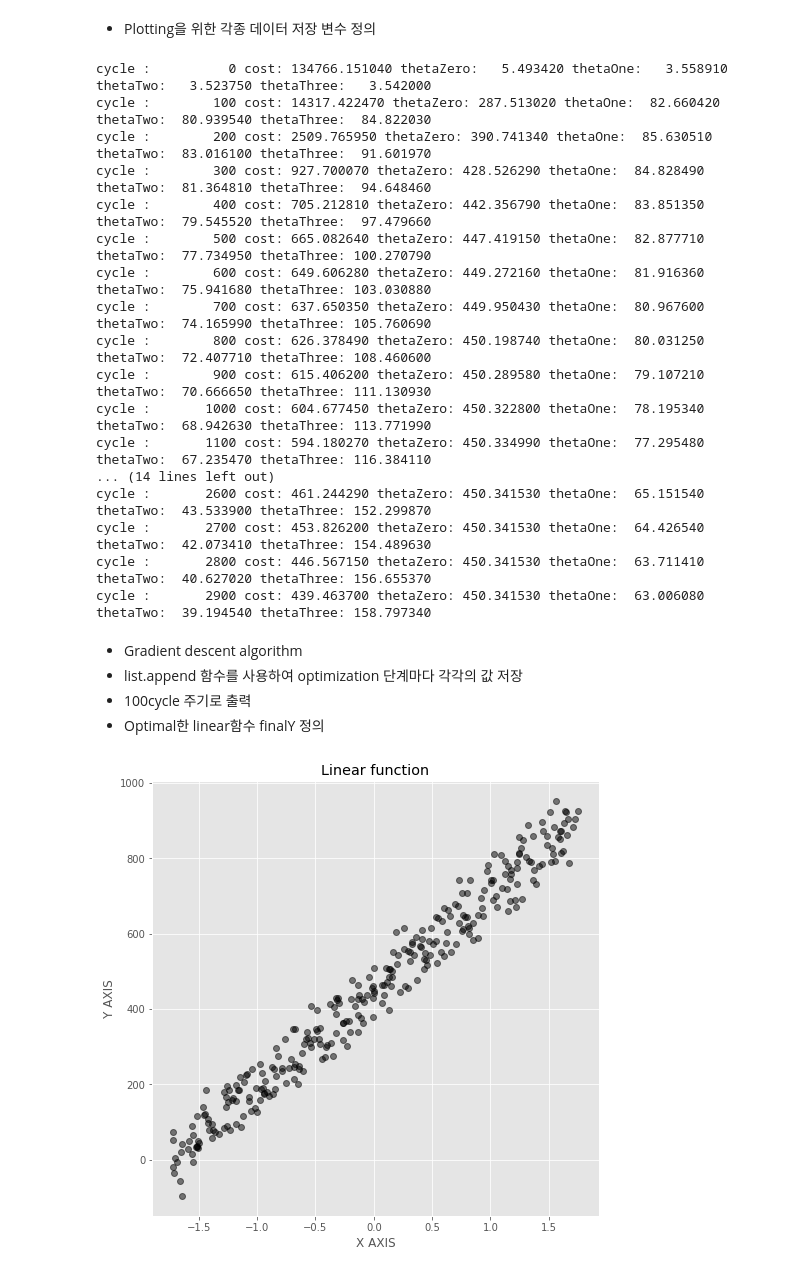
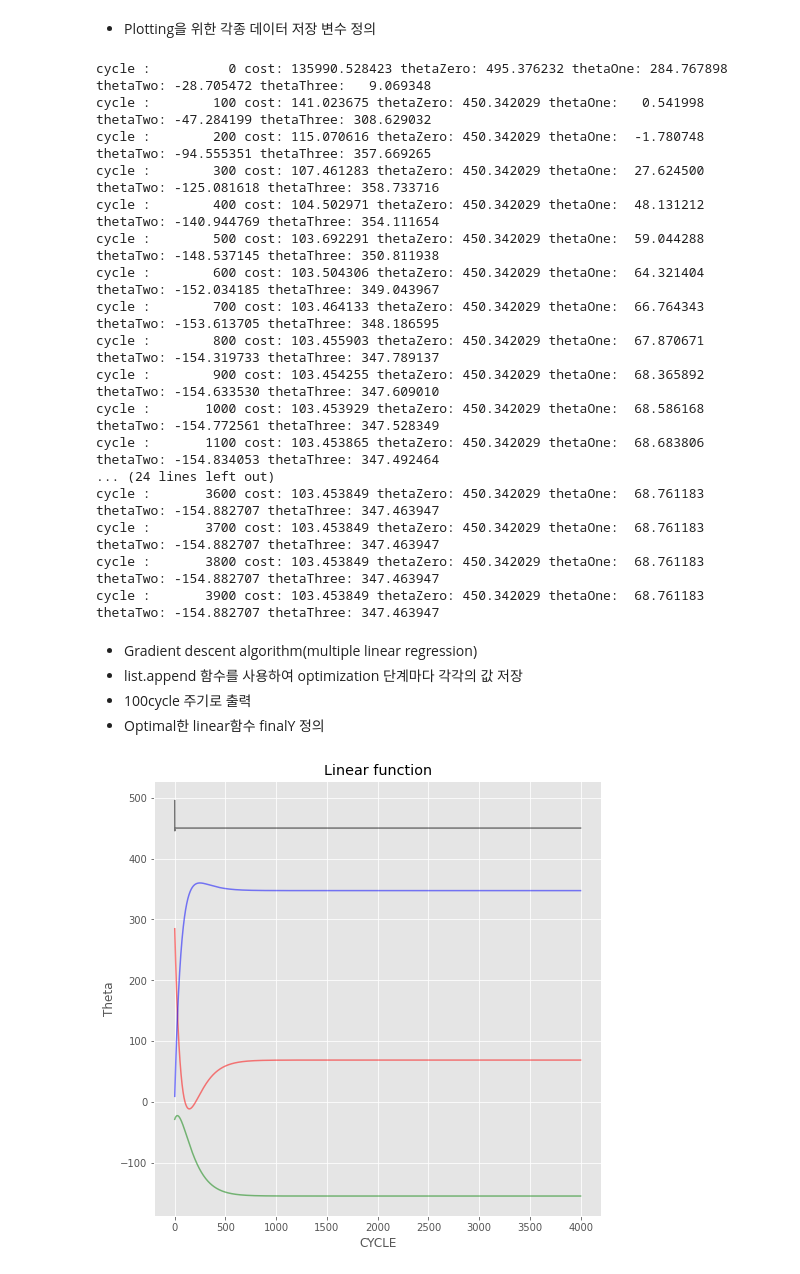
Before and after one commit to YangTaeSung/CAU-MachineLearning, a Jupyter notebook: assignment04.ipynb, the cells around one changed output. Cells and saved outputs as stored; diff of their text form; code cells hidden in the pictures.

Commit message:
Plotting the estimated parameters

```diff
--- a/assignment04.ipynb
+++ b/assignment04.ipynb
@@ -160,8 +160,8 @@ thetaOne = 0.0
 thetaTwo = 0.0
 thetaThree = 0.0
 
-cycle = 3000
-learningLate = 0.01
+cycle = 4000
+learningLate = 1.1
 # %% [markdown]
 * 세타값 초기화(learning 시작점)
 * Optimization cycle과 learning late 설정
@@ -183,12 +183,12 @@ print(noiseNum)
 for i in range(cycle):
 
   f = thetaZero + thetaOne * x + thetaTwo * y + thetaThree * z
-  j = np.round((np.sum((f - h) ** 2) / (2 * noiseNum)),5)
+  j = np.sum((f - h) ** 2) / (2 * noiseNum)
 
-  thetaZero = np.round((thetaZero - learningLate / noiseNum * np.sum((thetaOne*x + thetaTwo*y + thetaThree*z - h + thetaZero))),5)
-  thetaOne = np.round((thetaOne - learningLate / noiseNum * np.sum((thetaOne*x + thetaTwo*y + thetaThree*z - h + thetaZero)*x)),5)
-  thetaTwo = np.round((thetaTwo - learningLate / noiseNum * np.sum((thetaOne*x + thetaTwo*y + thetaThree*z - h + thetaZero)*y)),5)
-  thetaThree = np.round((thetaThree - learningLate / noiseNum * np.sum((thetaOne*x + thetaTwo*y + thetaThree*z - h + thetaZero)*z)),5)
+  thetaZero = thetaZero - learningLate / noiseNum * np.sum((thetaOne*x + thetaTwo*y + thetaThree*z - h + thetaZero))
+  thetaOne = thetaOne - learningLate / noiseNum * np.sum((thetaOne*x + thetaTwo*y + thetaThree*z - h + thetaZero)*x)
+  thetaTwo = thetaTwo - learningLate / noiseNum * np.sum((thetaOne*x + thetaTwo*y + thetaThree*z - h + thetaZero)*y)
+  thetaThree = thetaThree - learningLate / noiseNum * np.sum((thetaOne*x + thetaTwo*y + thetaThree*z - h + thetaZero)*z)
 
   iForGraph.append(i)
 
@@ -202,34 +202,37 @@ for i in range(cycle):
 
 finalY = thetaZero + thetaOne * x + thetaTwo * y + thetaThree * z
 # %% [output]
-cycle :          0 cost: 134766.151040 thetaZero:   5.493420 thetaOne:   3.558910 thetaTwo:   3.523750 thetaThree:   3.542000
-cycle :        100 cost: 14317.422470 thetaZero: 287.513020 thetaOne:  82.660420 thetaTwo:  80.939540 thetaThree:  84.822030
-cycle :        200 cost: 2509.765950 thetaZero: 390.741340 thetaOne:  85.630510 thetaTwo:  83.016100 thetaThree:  91.601970
-cycle :        300 cost: 927.700070 thetaZero: 428.526290 thetaOne:  84.828490 thetaTwo:  81.364810 thetaThree:  94.648460
-cycle :        400 cost: 705.212810 thetaZero: 442.356790 thetaOne:  83.851350 thetaTwo:  79.545520 thetaThree:  97.479660
-cycle :        500 cost: 665.082640 thetaZero: 447.419150 thetaOne:  82.877710 thetaTwo:  77.734950 thetaThree: 100.270790
-cycle :        600 cost: 649.606280 thetaZero: 449.272160 thetaOne:  81.916360 thetaTwo:  75.941680 thetaThree: 103.030880
-cycle :        700 cost: 637.650350 thetaZero: 449.950430 thetaOne:  80.967600 thetaTwo:  74.165990 thetaThree: 105.760690
-cycle :        800 cost: 626.378490 thetaZero: 450.198740 thetaOne:  80.031250 thetaTwo:  72.407710 thetaThree: 108.460600
-cycle :        900 cost: 615.406200 thetaZero: 450.289580 thetaOne:  79.107210 thetaTwo:  70.666650 thetaThree: 111.130930
-cycle :       1000 cost: 604.677450 thetaZero: 450.322800 thetaOne:  78.195340 thetaTwo:  68.942630 thetaThree: 113.771990
-cycle :       1100 cost: 594.180270 thetaZero: 450.334990 thetaOne:  77.295480 thetaTwo:  67.235470 thetaThree: 116.384110
-... (14 lines left out)
-cycle :       2600 cost: 461.244290 thetaZero: 450.341530 thetaOne:  65.151540 thetaTwo:  43.533900 thetaThree: 152.299870
-cycle :       2700 cost: 453.826200 thetaZero: 450.341530 thetaOne:  64.426540 thetaTwo:  42.073410 thetaThree: 154.489630
-cycle :       2800 cost: 446.567150 thetaZero: 450.341530 thetaOne:  63.711410 thetaTwo:  40.627020 thetaThree: 156.655370
-cycle :       2900 cost: 439.463700 thetaZero: 450.341530 thetaOne:  63.006080 thetaTwo:  39.194540 thetaThree: 158.797340
+cycle :          0 cost: 135990.528423 thetaZero: 495.376232 thetaOne: 284.767898 thetaTwo: -28.705472 thetaThree:   9.069348
+cycle :        100 cost: 141.023675 thetaZero: 450.342029 thetaOne:   0.541998 thetaTwo: -47.284199 thetaThree: 308.629032
+cycle :        200 cost: 115.070616 thetaZero: 450.342029 thetaOne:  -1.780748 thetaTwo: -94.555351 thetaThree: 357.669265
+cycle :        300 cost: 107.461283 thetaZero: 450.342029 thetaOne:  27.624500 thetaTwo: -125.081618 thetaThree: 358.733716
+cycle :        400 cost: 104.502971 thetaZero: 450.342029 thetaOne:  48.131212 thetaTwo: -140.944769 thetaThree: 354.111654
+cycle :        500 cost: 103.692291 thetaZero: 450.342029 thetaOne:  59.044288 thetaTwo: -148.537145 thetaThree: 350.811938
+cycle :        600 cost: 103.504306 thetaZero: 450.342029 thetaOne:  64.321404 thetaTwo: -152.034185 thetaThree: 349.043967
+cycle :        700 cost: 103.464133 thetaZero: 450.342029 thetaOne:  66.764343 thetaTwo: -153.613705 thetaThree: 348.186595
+cycle :        800 cost: 103.455903 thetaZero: 450.342029 thetaOne:  67.870671 thetaTwo: -154.319733 thetaThree: 347.789137
+cycle :        900 cost: 103.454255 thetaZero: 450.342029 thetaOne:  68.365892 thetaTwo: -154.633530 thetaThree: 347.609010
+cycle :       1000 cost: 103.453929 thetaZero: 450.342029 thetaOne:  68.586168 thetaTwo: -154.772561 thetaThree: 347.528349
+cycle :       1100 cost: 103.453865 thetaZero: 450.342029 thetaOne:  68.683806 thetaTwo: -154.834053 thetaThree: 347.492464
+... (24 lines left out)
+cycle :       3600 cost: 103.453849 thetaZero: 450.342029 thetaOne:  68.761183 thetaTwo: -154.882707 thetaThree: 347.463947
+cycle :       3700 cost: 103.453849 thetaZero: 450.342029 thetaOne:  68.761183 thetaTwo: -154.882707 thetaThree: 347.463947
+cycle :       3800 cost: 103.453849 thetaZero: 450.342029 thetaOne:  68.761183 thetaTwo: -154.882707 thetaThree: 347.463947
+cycle :       3900 cost: 103.453849 thetaZero: 450.342029 thetaOne:  68.761183 thetaTwo: -154.882707 thetaThree: 347.463947
 # %% [markdown]
-* Gradient descent algorithm
+* Gradient descent algorithm(multiple linear regression)
 * list.append 함수를 사용하여 optimization 단계마다 각각의 값 저장
 * 100cycle 주기로 출력
 * Optimal한 linear함수 finalY 정의
 # %%
 plt.figure(figsize=(8, 8)) # 그래프 사이즈 조절
 plt.title('Linear function')
-plt.xlabel('X AXIS')
-plt.ylabel('Y AXIS')
-plt.plot(x, h, 'o', c = 'black', alpha = 0.5)
+plt.xlabel('CYCLE')
+plt.ylabel('Theta')
+plt.plot(iForGraph, newThetaZero, c = 'black', alpha = 0.5)
+plt.plot(iForGraph, newThetaOne, c = 'red', alpha = 0.5)
+plt.plot(iForGraph, newThetaTwo, c = 'green', alpha = 0.5)
+plt.plot(iForGraph, newThetaThree, c = 'blue', alpha = 0.5)
 plt.show()
 # %% [output]
-[figure, old version]
+[figure, new version]
```
